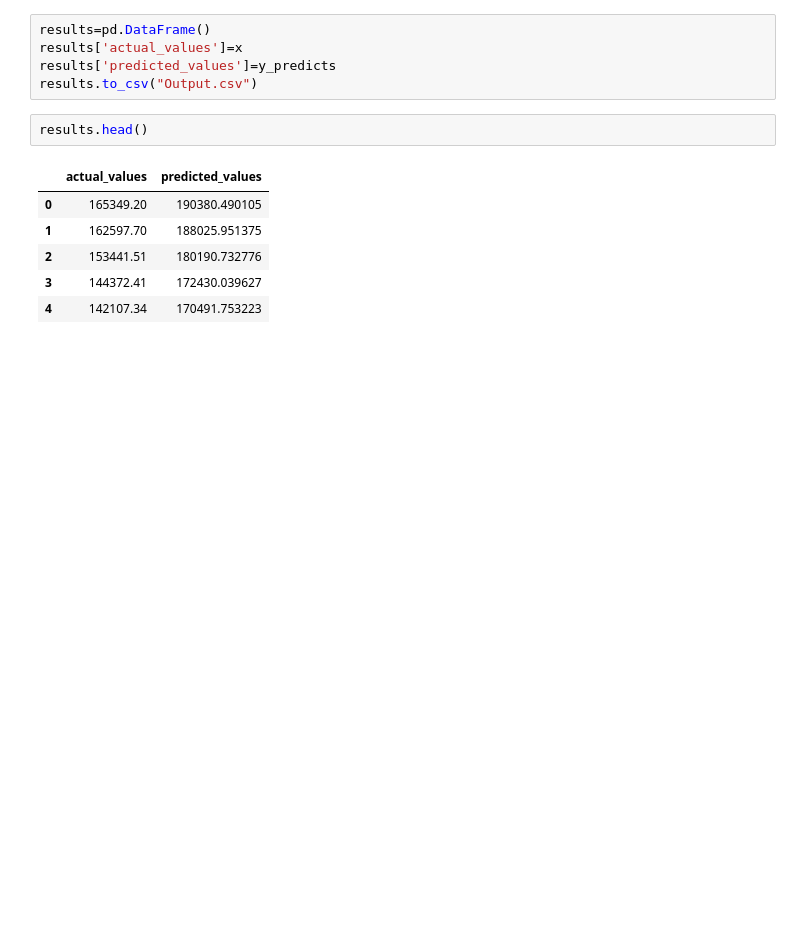
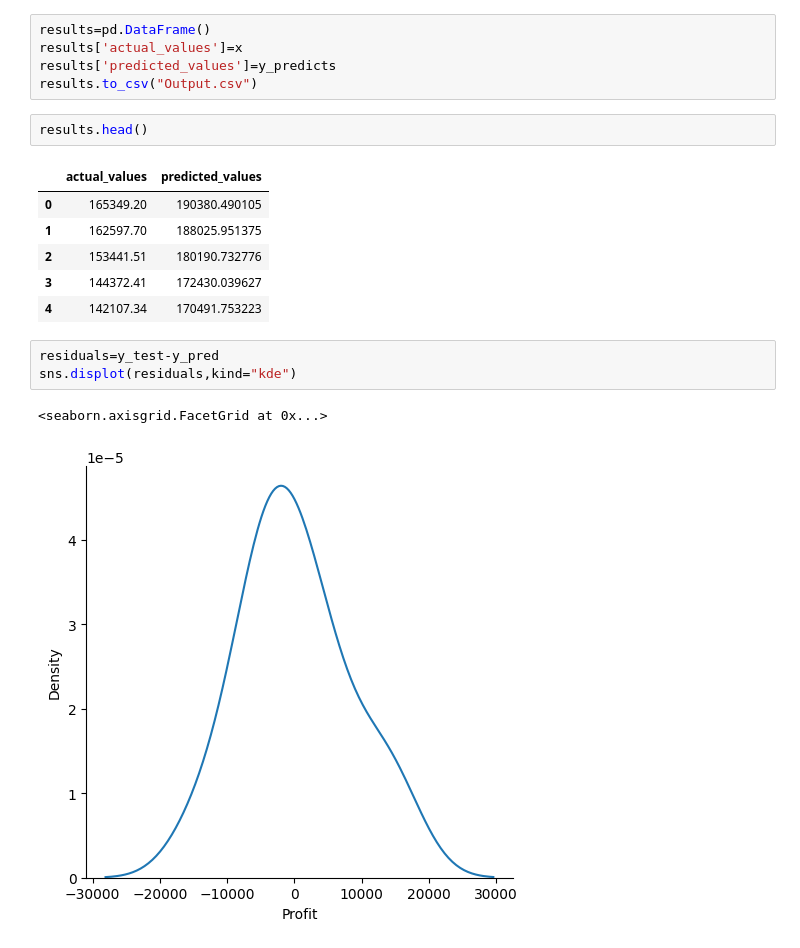
Before and after one commit to Pasha-006/Python, a Jupyter notebook: ML/Regression/_50StartUpcode.ipynb, the cells around one changed output. Drawn from its saved outputs; the diff is of its cells as text; blank space fills up the shorter version.

```diff
--- a/ML/Regression/_50StartUpcode.ipynb
+++ b/ML/Regression/_50StartUpcode.ipynb
@@ -208,3 +208,9 @@ results.head()
 | 2 | 153441.51 | 180190.732776 |
 | 3 | 144372.41 | 172430.039627 |
 | 4 | 142107.34 | 170491.753223 |
+# %%
+residuals=y_test-y_pred
+sns.displot(residuals,kind="kde")
+# %% [output]
+<seaborn.axisgrid.FacetGrid at 0x...>
+[figure, added]
```
Also changed, not shown: parts of 1 cell of this notebook.
